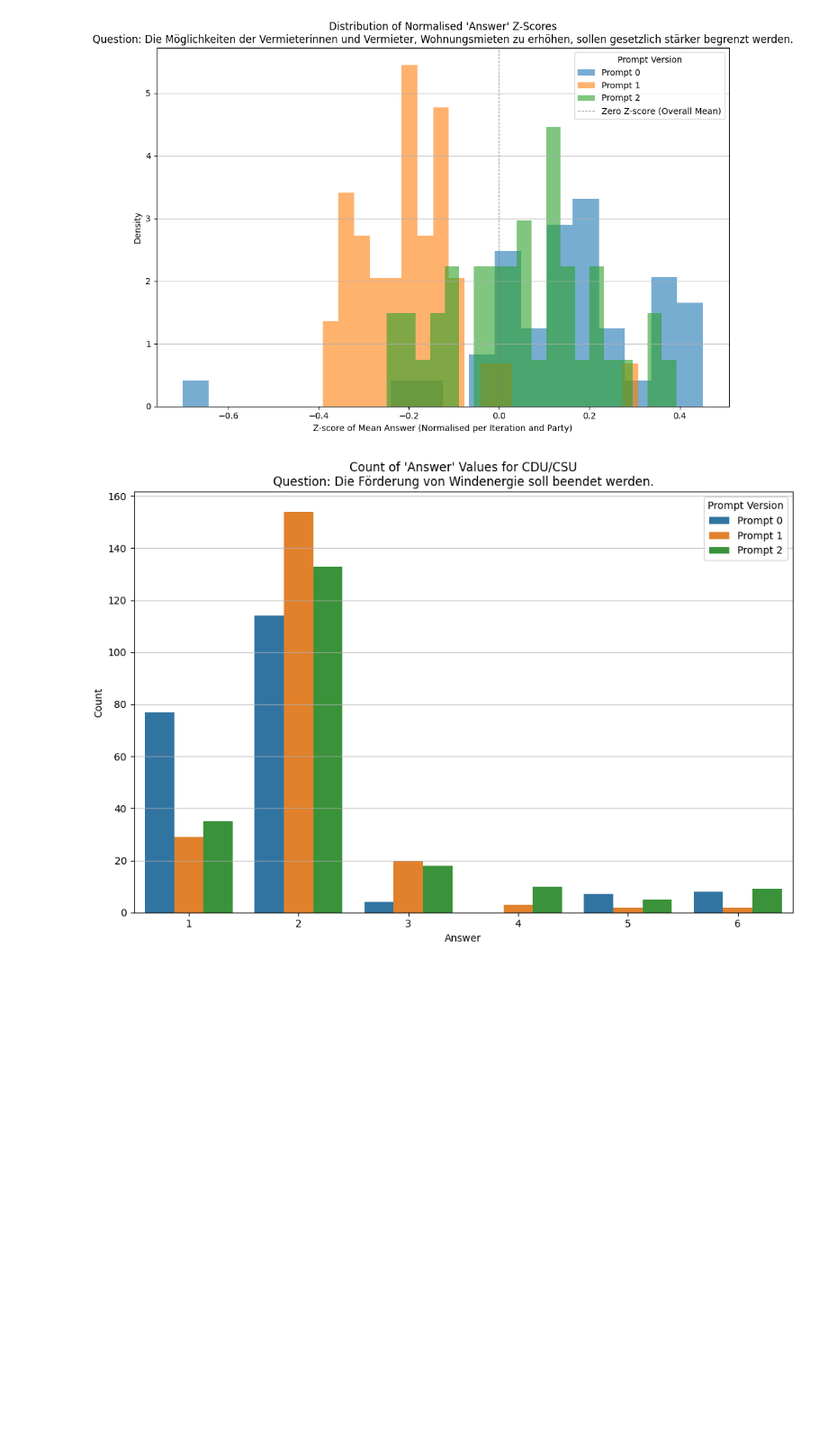
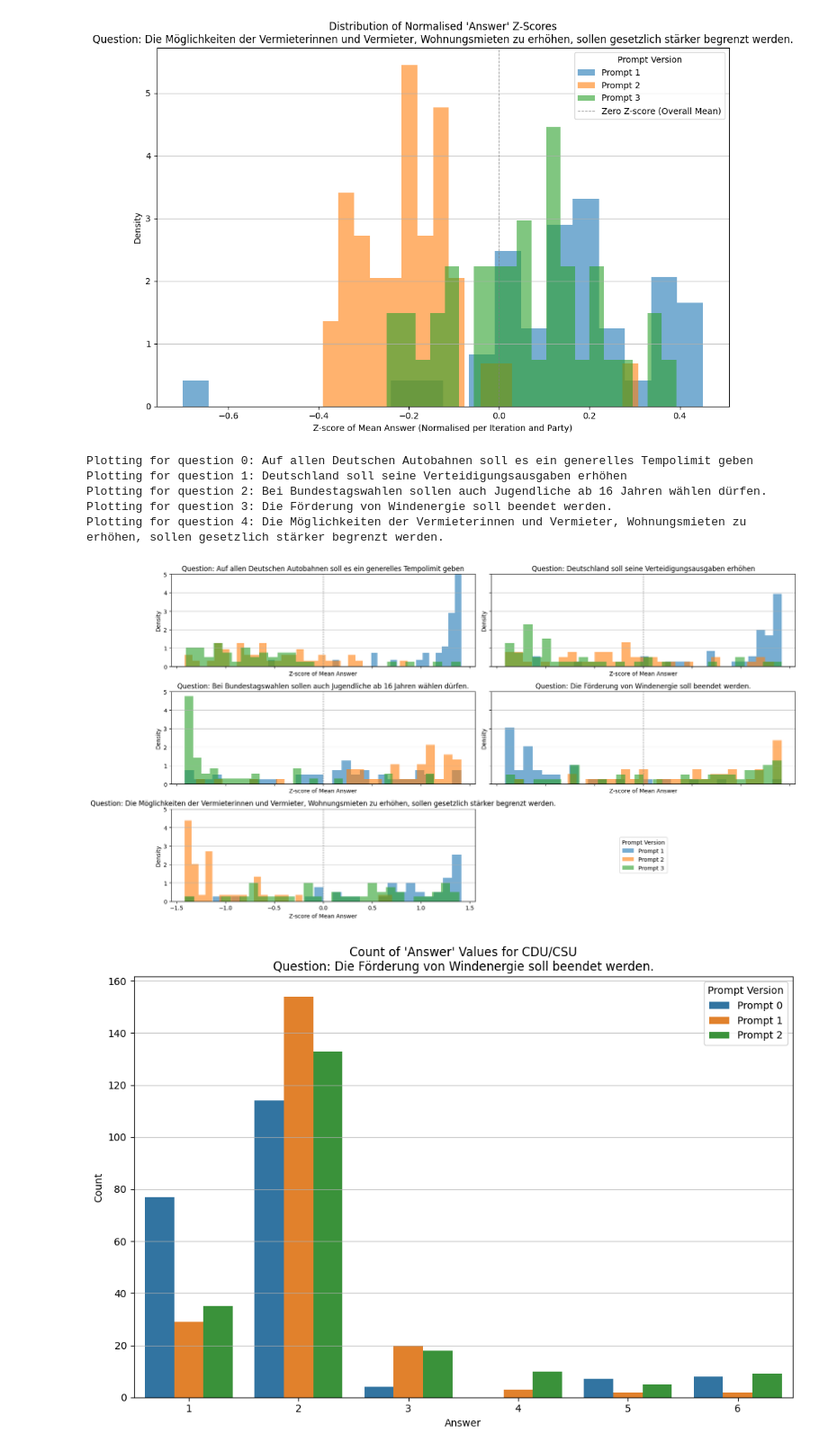
Before and after one commit to LawrenceFulton/SAUCE, a Jupyter notebook: analyze/lmm.ipynb, the cells around one changed output. Shown at 90% size. Cells and saved outputs as stored; diff of their text form; code cells hidden in the pictures; blank space fills up the shorter version.

Commit message:
added check for  party stance

```diff
--- a/analyze/lmm.ipynb
+++ b/analyze/lmm.ipynb
@@ -460,6 +447,82 @@ for question in plot_df["question_index"].unique():
 [figure]
 [figure]
 [figure]
+# %%
+prompt_labels = {
+    0: "Prompt 1",
+    1: "Prompt 2",
+    2: "Prompt 3"
+}
+
+questions = plot_df["question_index"].unique()
+n_questions = len(questions)
+
+# Fixed 3x2 grid
+fig, axes = plt.subplots(3, 2, figsize=(16, 9), sharex=True, sharey=True)
+axes = axes.flatten()
+
+for ax, question in zip(axes, questions):
+    print(f"Plotting for question {question}: {QUESTIONS[int(question)]}")
+
+    # Aggregate means per repetition, party, version
+    aggregated_means = plot_df[plot_df["question_index"] == question].groupby(
+        ["time", "party", "version"]
+    )["answer"].mean().reset_index()
+    aggregated_means.rename(columns={"answer": "mean_answer"}, inplace=True)
+
+    # Normalise per time and party
+    normalised_df = pd.DataFrame()
+    for time in aggregated_means["time"].unique():
+        for party in aggregated_means["party"].unique():
+            iteration_data = aggregated_means[
+                (aggregated_means["time"] == time)
+                & (aggregated_means["party"] == party)
+            ].copy()
+            scaler = StandardScaler()
+            iteration_data["z_score"] = scaler.fit_transform(iteration_data[["mean_answer"]])
+            normalised_df = pd.concat([normalised_df, iteration_data])
+
+    # Plot distributions
+    versions_sorted = sorted(normalised_df["version"].unique())
+    for version_str in versions_sorted:
+        prompt_v = int(version_str)
+        version_data = normalised_df[normalised_df["version"] == version_str]
+        ax.hist(
+            version_data["z_score"],
+            bins=30,
+            alpha=0.6,
+            label=prompt_labels[prompt_v],
+            density=True,
+            histtype='stepfilled'
+        )
+
+    ax.axvline(0, color='grey', linestyle='--', linewidth=0.8)
+    ax.set_title(f"Question: {QUESTIONS[int(question)]}")
+    ax.set_xlabel("Z-score of Mean Answer")
+    ax.set_ylabel("Density")
+    ax.set_ylim(0, 5)
+    ax.grid(axis='y', alpha=0.75)
+
+# Last axis used for legend
+if n_questions < len(axes):
+    legend_ax = axes[n_questions]
+    legend_ax.axis("off")  # hide axis
+    handles, labels = axes[0].get_legend_handles_labels()
+    legend_ax.legend(handles, labels, title="Prompt Version", loc="center")
+
+# Hide any additional unused axes (in case of fewer than 5)
+for ax in axes[n_questions+1:]:
+    ax.set_visible(False)
+
+plt.tight_layout()
+plt.show()
+# %% [output]
+Plotting for question 0: Auf allen Deutschen Autobahnen soll es ein generelles Tempolimit geben
+Plotting for question 1: Deutschland soll seine Verteidigungsausgaben erhöhen
+Plotting for question 2: Bei Bundestagswahlen sollen auch Jugendliche ab 16 Jahren wählen dürfen.
+Plotting for question 3: Die Förderung von Windenergie soll beendet werden.
+Plotting for question 4: Die Möglichkeiten der Vermieterinnen und Vermieter, Wohnungsmieten zu erhöhen, sollen gesetzlich stärker begrenzt werden.
+[figure, added]
 # %%
 import seaborn as sns
 
```
Also changed, not shown: parts of 10 cells of this notebook.
